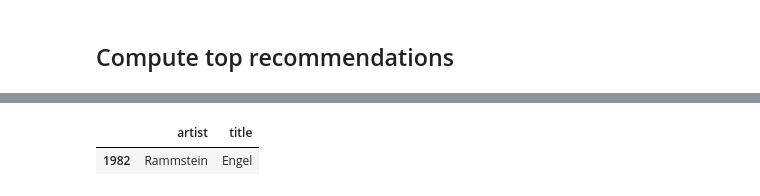
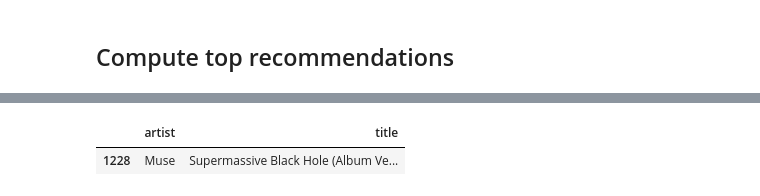
Before and after one commit to aamamaev/recsys_made_2022_project, a Jupyter notebook: jupyter/Week4Seminar.ipynb, the cells around one changed output, grey strips where cells are left out. Drawn from its saved outputs; the diff is of its cells as text; code cells hidden in the pictures.

```diff
--- a/jupyter/Week4Seminar.ipynb
+++ b/jupyter/Week4Seminar.ipynb
@@ -28,3 +31,5 @@ DATA_DIR = "/Users/n.anokhin/Desktop/"
+# %%
+DATA_DIR = "/content/drive/MyDrive/recsys-made-2022/seminar_04/"
 # %%
 data = pd.read_json(DATA_DIR + "data.json", lines=True)
 # %%
@@ -89,8 +81,8 @@ class ContextualRanker(pl.LightningModule):
         self.embedding_dim = embedding_dim
 
         # We won't have embeddings for everything, but that's ok
-        self.context = nn.Embedding(num_embeddings=50000, embedding_dim)
-        self.track = nn.Embedding(num_embeddings=50000, embedding_dim)
+        self.context = nn.Embedding(num_embeddings=50000, embedding_dim=embedding_dim)
+        self.track = nn.Embedding(num_embeddings=50000, embedding_dim=embedding_dim)
 
     def forward(self, x):
         context = self.context(x[:, 0])
@@ -104,6 +96,21 @@ class ContextualRanker(pl.LightningModule):
         loss = F.mse_loss(predictions, y.float(), reduction='mean')
         self.log(metric, loss, prog_bar=prog_bar)
         return loss
+
+    def test_step(self, batch, batch_idx, prog_bar=False):
+        x, y = batch
+        predictions = self.forward(x)
+        avgs = y[:, 0].float()
+        targets = y[:, 1].float()
+        rdms = y[:, 2].float()
+
+        loss = F.mse_loss(predictions, targets, reduction='mean')
+        avg_loss = F.mse_loss(avgs, targets, reduction='mean')
+        rdm_loss = F.mse_loss(rdms, targets, reduction='mean')
+
+        self.log("test_loss", loss, prog_bar=prog_bar)
+        self.log("avg_loss", avg_loss, prog_bar=prog_bar)
+        self.log("rdm_loss", rdm_loss, prog_bar=prog_bar)
 
     def training_step(self, batch, batch_idx):
         return self.step(batch, batch_idx, "train_loss")
@@ -213,10 +229,10 @@ with open(DATA_DIR + "recommendations_nn.json", "w") as rf:
 
         rf.write(json.dumps(recommendation) + "\n")
 # %%
-track = 1982
+track = 1228
 embedding = context_embeddings[track]
 track_meta.loc[track_meta["track"] == track, ["artist", "title"]]
 # %% [output]
 |  | artist | title |
-| 1982 | Rammstein | Engel |
+| 1228 | Muse | Supermassive Black Hole (Album Ve... |
 # %%
```
Also changed, not shown: parts of 22 cells of this notebook.
